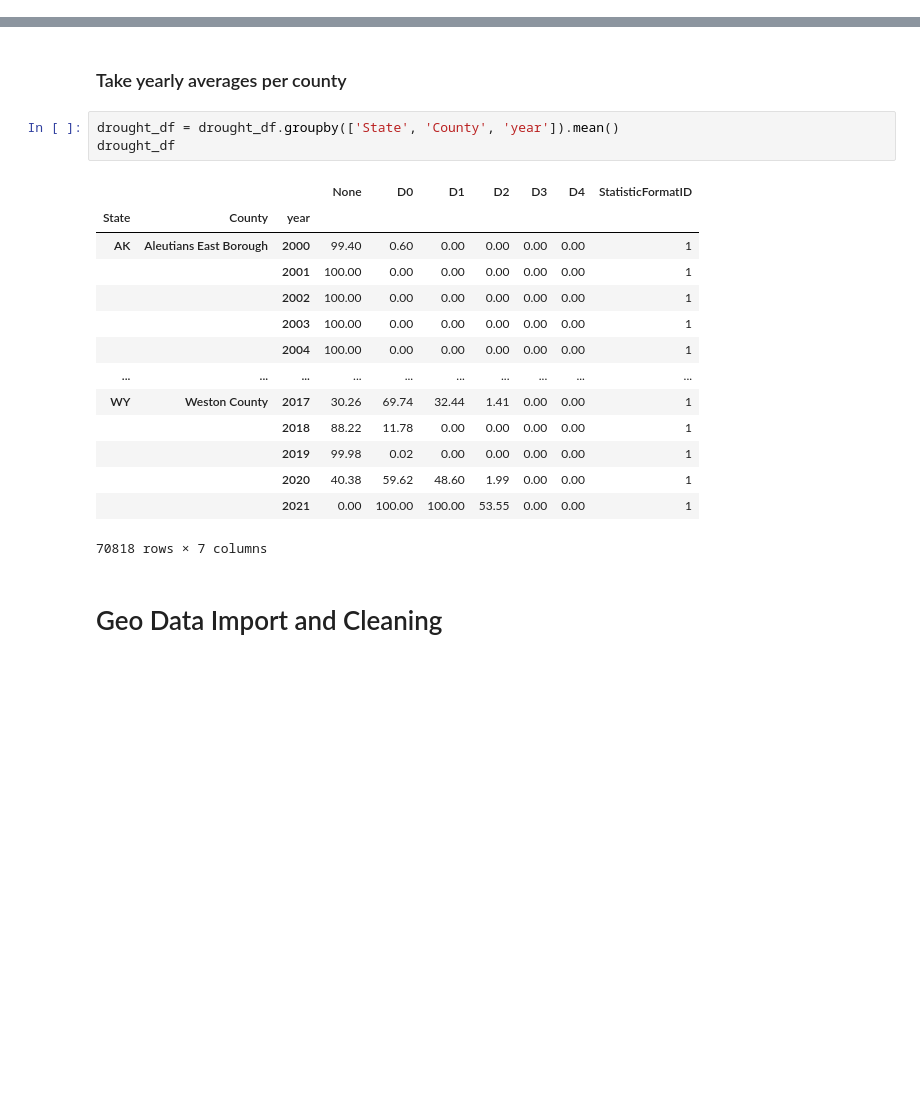
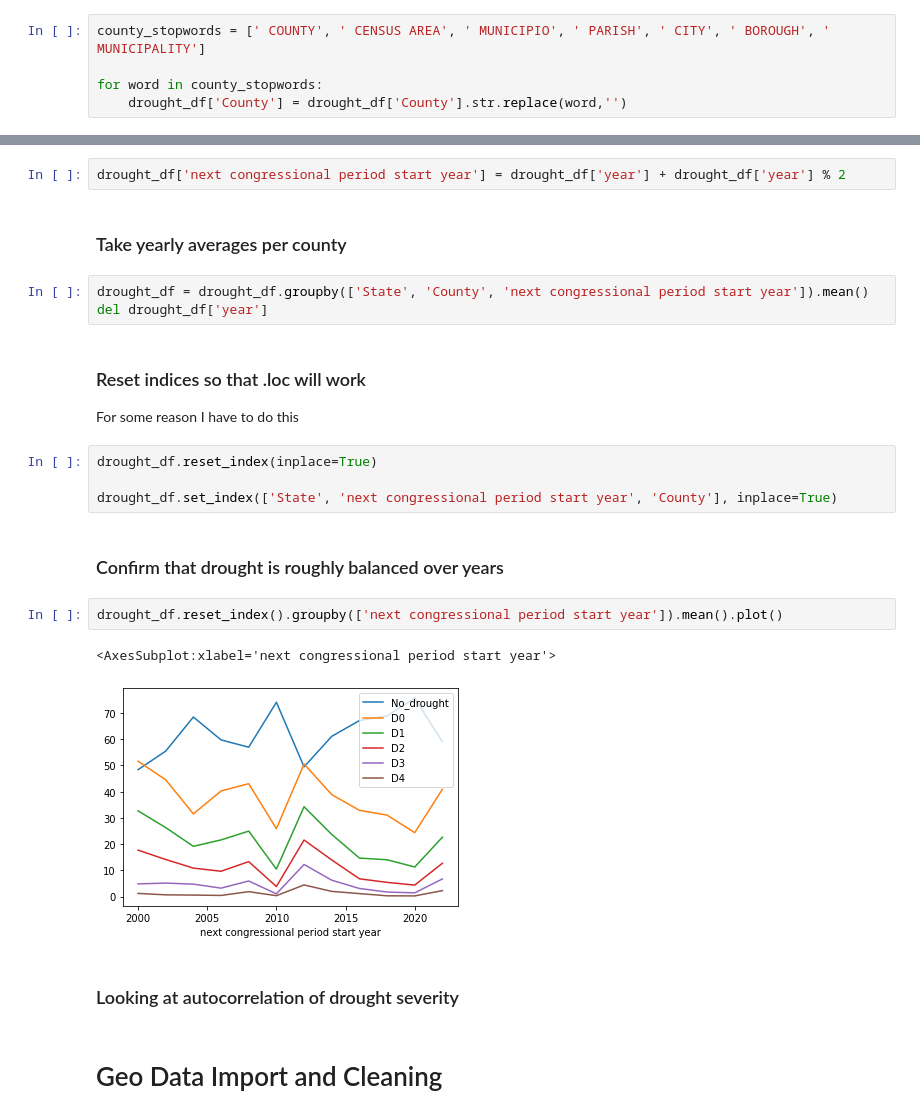
Before and after one commit to m-gaster/Droughts-and-US-Voting, a Jupyter notebook: Impact of Drought on US Voting.ipynb, the cells around one changed output, grey strips where cells are left out. Saved outputs shown, nothing was run; the diff lists cells and outputs as text; blank space fills up the shorter version.

```diff
--- a/Impact of Drought on US Voting.ipynb
+++ b/Impact of Drought on US Voting.ipynb
@@ -293,0 +332,5 @@ drought_df.drop(['MapDate', 'FIPS'], axis=1, inplace=True)
+# %%
+county_stopwords = [' COUNTY', ' CENSUS AREA', ' MUNICIPIO', ' PARISH', ' CITY', ' BOROUGH', ' MUNICIPALITY']
+
+for word in county_stopwords:
+    drought_df['County'] = drought_df['County'].str.replace(word,'')
@@ -294,23 +339,27 @@ drought_df.drop(['MapDate', 'FIPS'], axis=1, inplace=True)
+# %%
+drought_df['next congressional period start year'] = drought_df['year'] + drought_df['year'] % 2
 # %% [markdown]
 ### Take yearly averages per county
 # %%
-drought_df = drought_df.groupby(['State', 'County', 'year']).mean()
-drought_df
+drought_df = drought_df.groupby(['State', 'County', 'next congressional period start year']).mean()
+del drought_df['year']
-# %% [output]
-|  |  |  | None | D0 | D1 | D2 | D3 | D4 | StatisticFormatID |
-| State | County | year |  |  |  |  |  |  |  |
-| AK | Aleutians East Borough | 2000 | 99.40 | 0.60 | 0.00 | 0.00 | 0.00 | 0.00 | 1 |
-|  |  | 2001 | 100.00 | 0.00 | 0.00 | 0.00 | 0.00 | 0.00 | 1 |
-|  |  | 2002 | 100.00 | 0.00 | 0.00 | 0.00 | 0.00 | 0.00 | 1 |
-|  |  | 2003 | 100.00 | 0.00 | 0.00 | 0.00 | 0.00 | 0.00 | 1 |
-|  |  | 2004 | 100.00 | 0.00 | 0.00 | 0.00 | 0.00 | 0.00 | 1 |
-| ... | ... | ... | ... | ... | ... | ... | ... | ... | ... |
-| WY | Weston County | 2017 | 30.26 | 69.74 | 32.44 | 1.41 | 0.00 | 0.00 | 1 |
-|  |  | 2018 | 88.22 | 11.78 | 0.00 | 0.00 | 0.00 | 0.00 | 1 |
-|  |  | 2019 | 99.98 | 0.02 | 0.00 | 0.00 | 0.00 | 0.00 | 1 |
-|  |  | 2020 | 40.38 | 59.62 | 48.60 | 1.99 | 0.00 | 0.00 | 1 |
-|  |  | 2021 | 0.00 | 100.00 | 100.00 | 53.55 | 0.00 | 0.00 | 1 |
-70818 rows × 7 columns
+# %% [markdown]
+### Reset indices so that .loc will work
+
+For some reason I have to do this
+# %%
+drought_df.reset_index(inplace=True)
+
+drought_df.set_index(['State', 'next congressional period start year', 'County'], inplace=True)
+# %% [markdown]
+### Confirm that drought is roughly balanced over years
+# %%
+drought_df.reset_index().groupby(['next congressional period start year']).mean().plot()
+# %% [output]
+<AxesSubplot:xlabel='next congressional period start year'>
+[figure, added]
+# %% [markdown]
+### Looking at autocorrelation of drought severity
 # %% [markdown]
 # Geo Data Import and Cleaning
 # %%
```
Also changed, not shown: parts of 100 cells of this notebook.
